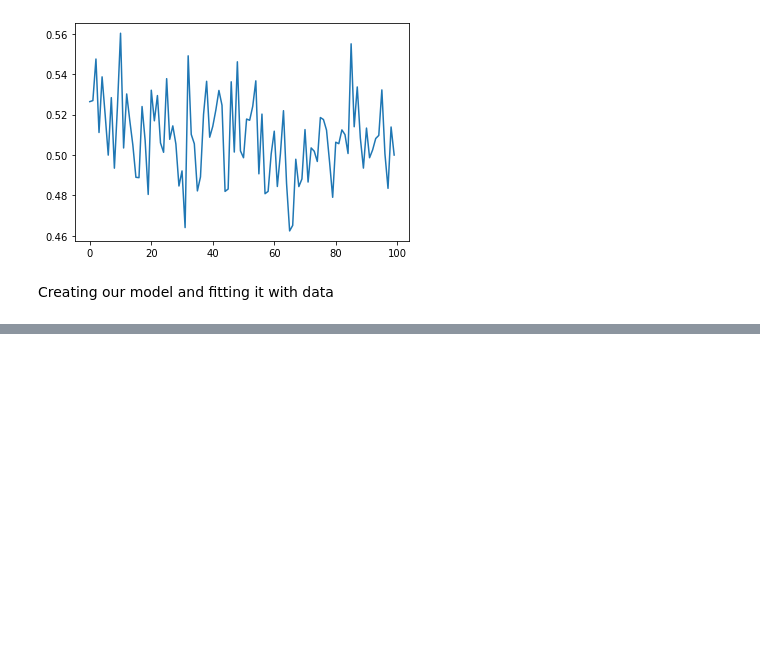
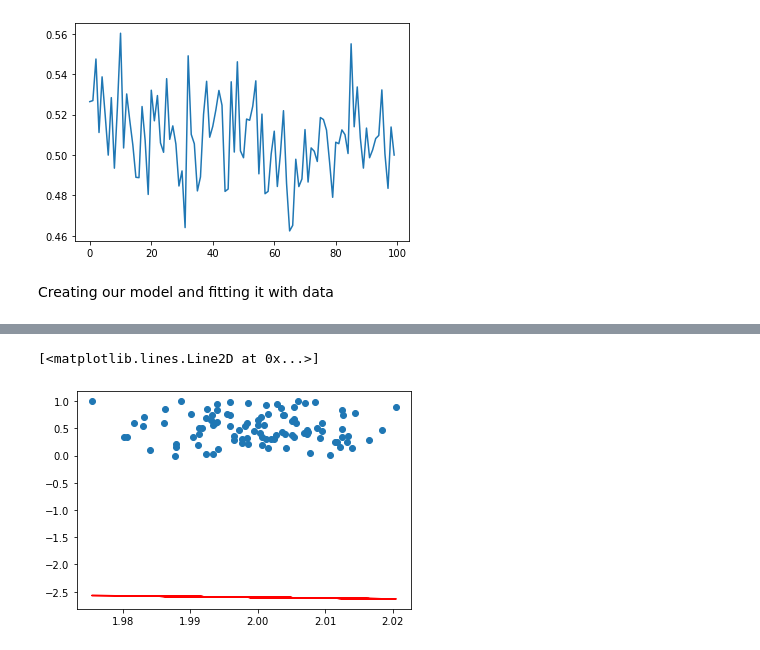
Before and after one commit to Mansoorinho/ML_lab_S20-21, a Jupyter notebook: Lab_01/Lab_01.ipynb, the cells around one changed output, grey strips where cells are left out. Drawn from its saved outputs; the diff is of its cells as text; code cells hidden in the pictures; blank space fills up the shorter version.

```diff
--- a/Lab_01/Lab_01.ipynb
+++ b/Lab_01/Lab_01.ipynb
@@ -304,0 +317,6 @@ yhat = np.add(b0,firstB,secondB)
+# %%
+plt.scatter(X[:,0], y)
+plt.plot(X[:,0], yhat,'r')
+# %% [output]
+[<matplotlib.lines.Line2D at 0x...>]
+[figure, added]
```
Also changed, not shown: parts of 3 cells of this notebook.
